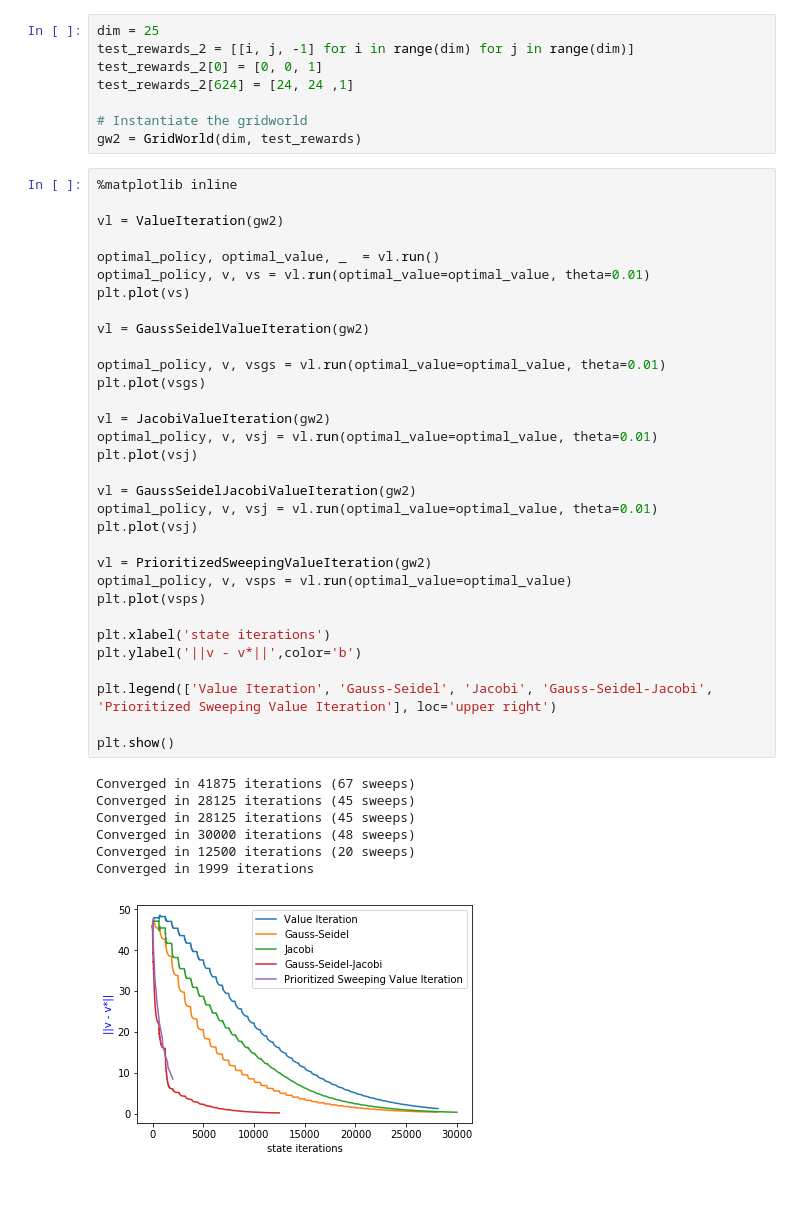
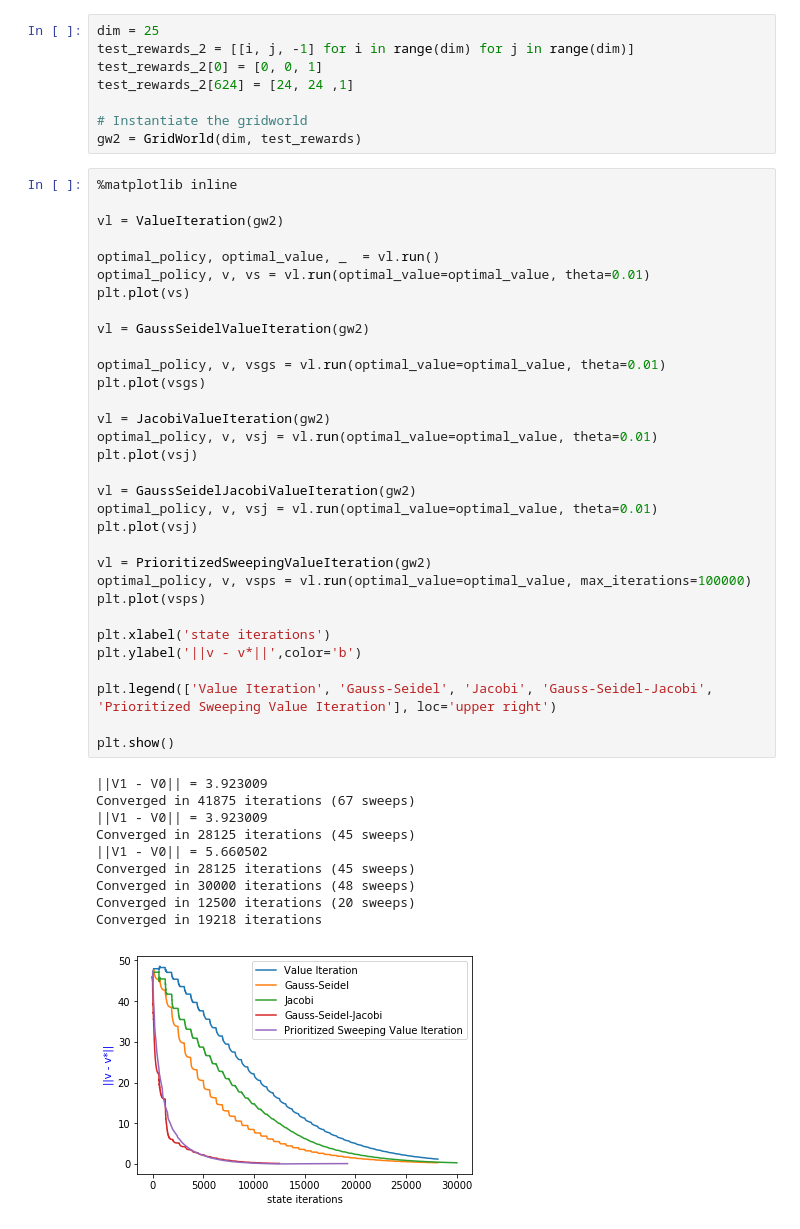
Before and after one commit to Breakend/ValuePolicyIterationVariations, a Jupyter notebook: ValueIterationWalkthrough.ipynb, the cells around one changed output. Drawn from its saved outputs; the diff is of its cells as text; blank space fills up the shorter version.

```diff
--- a/ValueIterationWalkthrough.ipynb
+++ b/ValueIterationWalkthrough.ipynb
@@ -283,33 +278,36 @@ optimal_policy, v, vs = vl.run(optimal_value=optimal_value, theta=0.01)
 plt.plot(vs)
 
 vl = GaussSeidelValueIteration(gw2)
 
 optimal_policy, v, vsgs = vl.run(optimal_value=optimal_value, theta=0.01)
 plt.plot(vsgs)
 
 vl = JacobiValueIteration(gw2)
 optimal_policy, v, vsj = vl.run(optimal_value=optimal_value, theta=0.01)
 plt.plot(vsj)
 
 vl = GaussSeidelJacobiValueIteration(gw2)
 optimal_policy, v, vsj = vl.run(optimal_value=optimal_value, theta=0.01)
 plt.plot(vsj)
 
 vl = PrioritizedSweepingValueIteration(gw2)
-optimal_policy, v, vsps = vl.run(optimal_value=optimal_value)
+optimal_policy, v, vsps = vl.run(optimal_value=optimal_value, max_iterations=100000)
 plt.plot(vsps)
 
 plt.xlabel('state iterations')
 plt.ylabel('||v - v*||',color='b')
 
 plt.legend(['Value Iteration', 'Gauss-Seidel', 'Jacobi', 'Gauss-Seidel-Jacobi', 'Prioritized Sweeping Value Iteration'], loc='upper right')
 
 plt.show()
 # %% [output]
+||V1 - V0|| = 3.923009
 Converged in 41875 iterations (67 sweeps)
+||V1 - V0|| = 3.923009
 Converged in 28125 iterations (45 sweeps)
+||V1 - V0|| = 5.660502
 Converged in 28125 iterations (45 sweeps)
 Converged in 30000 iterations (48 sweeps)
 Converged in 12500 iterations (20 sweeps)
-Converged in 1999 iterations
+Converged in 19218 iterations
-[figure, old version]
+[figure, new version]
```
Also changed, not shown: parts of 1 cell of this notebook.
